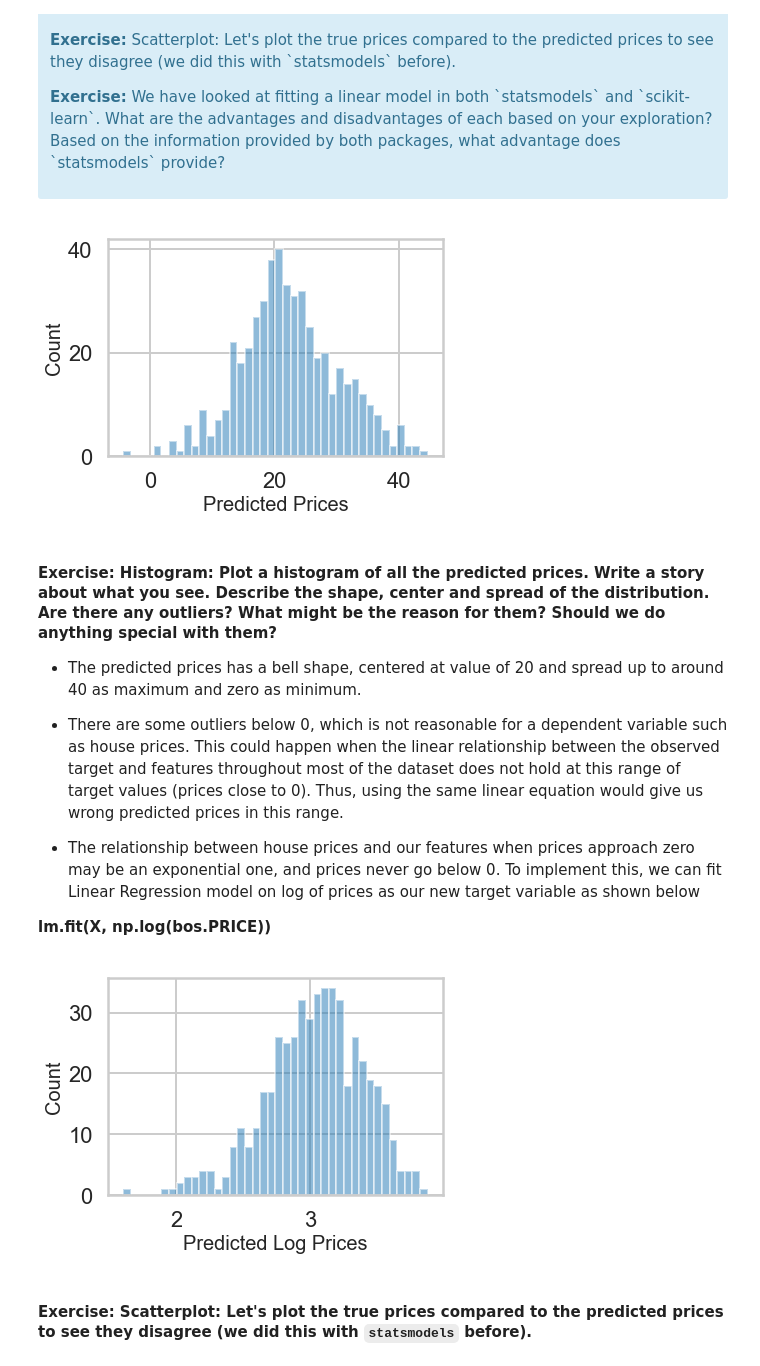
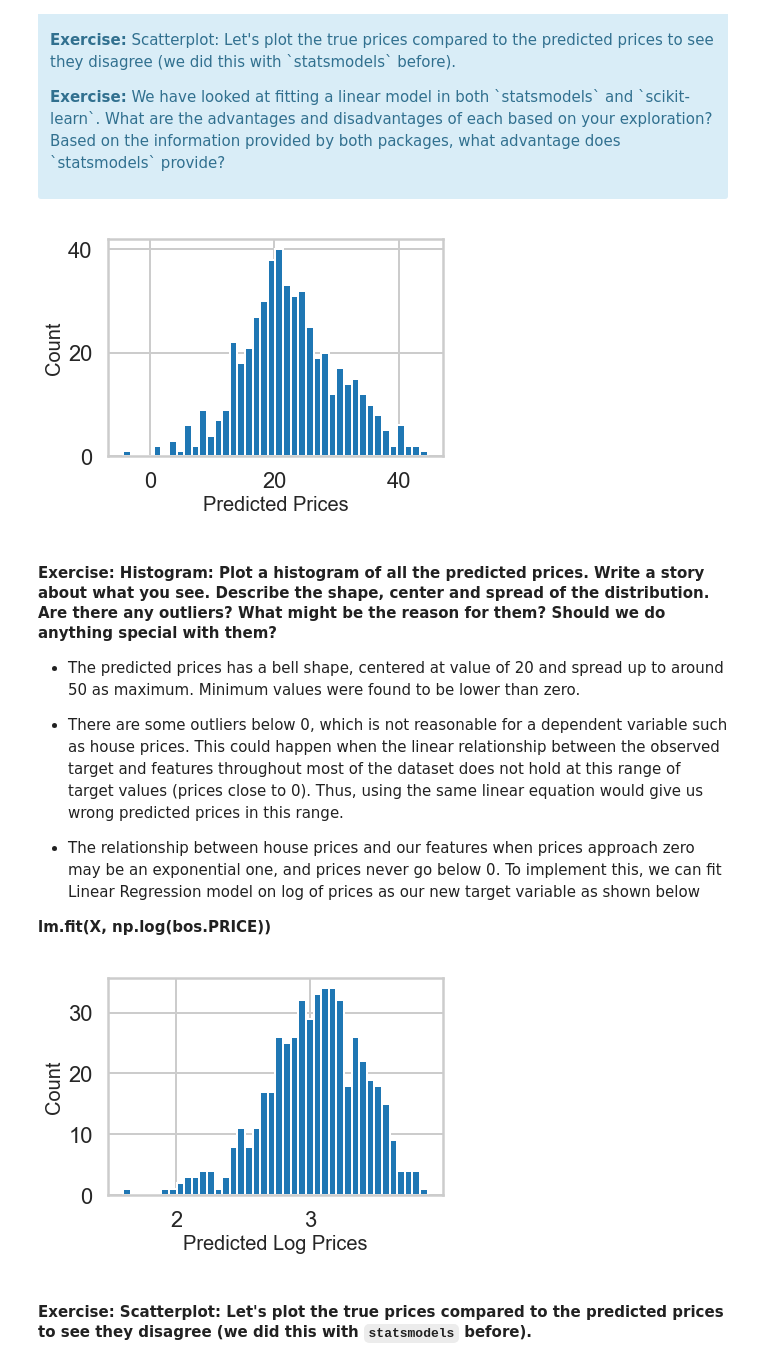
Before and after one commit to qnguyen1010/Springboard, a Jupyter notebook: Mini_Project_Linear_Regression__QN.ipynb, the cells around one changed output. Cells and saved outputs as stored; diff of their text form; code cells hidden in the pictures.

```diff
--- a/Mini_Project_Linear_Regression__QN.ipynb
+++ b/Mini_Project_Linear_Regression__QN.ipynb
@@ -664,18 +646,20 @@ array([30.00384338, 25.02556238, 30.56759672, 28.60703649, 27.94352423])
 <p><b>Exercise:</b> We have looked at fitting a linear model in both `statsmodels` and `scikit-learn`. What are the advantages and disadvantages of each based on your exploration? Based on the information provided by both packages, what advantage does `statsmodels` provide?</p>
 </div>
 # %%
-plt.hist(lm.predict(X), alpha=0.5, label = 'Predicted Prices', bins=40)
+#plt.figure(figsize = (8,6))
+
+plt.hist(lm.predict(X), label = 'Predicted Prices', bins=40)
 
 plt.xlabel("Predicted Prices", fontsize=20)
 plt.ylabel("Count", fontsize=20)
 
 plt.show()
 # %% [output]
-[figure, old version]
+[figure, new version]
 # %% [markdown]
 #### Exercise: Histogram: Plot a histogram of all the predicted prices. Write a story about what you see. Describe the shape, center and spread of the distribution. Are there any outliers? What might be the reason for them? Should we do anything special with them?
 
-* The predicted prices has a bell shape, centered at value of 20 and spread up to around 40 as maximum and zero as minimum.
+* The predicted prices has a bell shape, centered at value of 20 and spread up to around 50 as maximum. Minimum values were found to be lower than zero.
 
 
 * There are some outliers below 0, which is not reasonable for a dependent variable such as house prices. This could happen when the linear relationship between the observed target and features throughout most of the dataset does not hold at this range of target values (prices close to 0). Thus, using the same linear equation would give us wrong predicted prices in this range.
@@ -687,15 +671,17 @@ plt.show()
 # %%
 lm2 = LinearRegression()
 lm2.fit(X, np.log(bos.PRICE))
 
-plt.hist(lm2.predict(X), alpha=0.5, label = 'Predicted Prices', bins=40)
+#plt.figure(figsize = (8,6))
+
+plt.hist(lm2.predict(X), label = 'Predicted Prices', bins=40)
 
 plt.xlabel("Predicted Log Prices", fontsize=20)
 plt.ylabel("Count", fontsize=20)
 
 plt.show()
 # %% [output]
-[figure, old version]
+[figure, new version]
 # %% [markdown]
 #### Exercise: Scatterplot: Let's plot the true prices compared to the predicted prices to see they disagree (we did this with `statsmodels`  before).
 # %%
```
Also changed, not shown: parts of 39 cells of this notebook.
